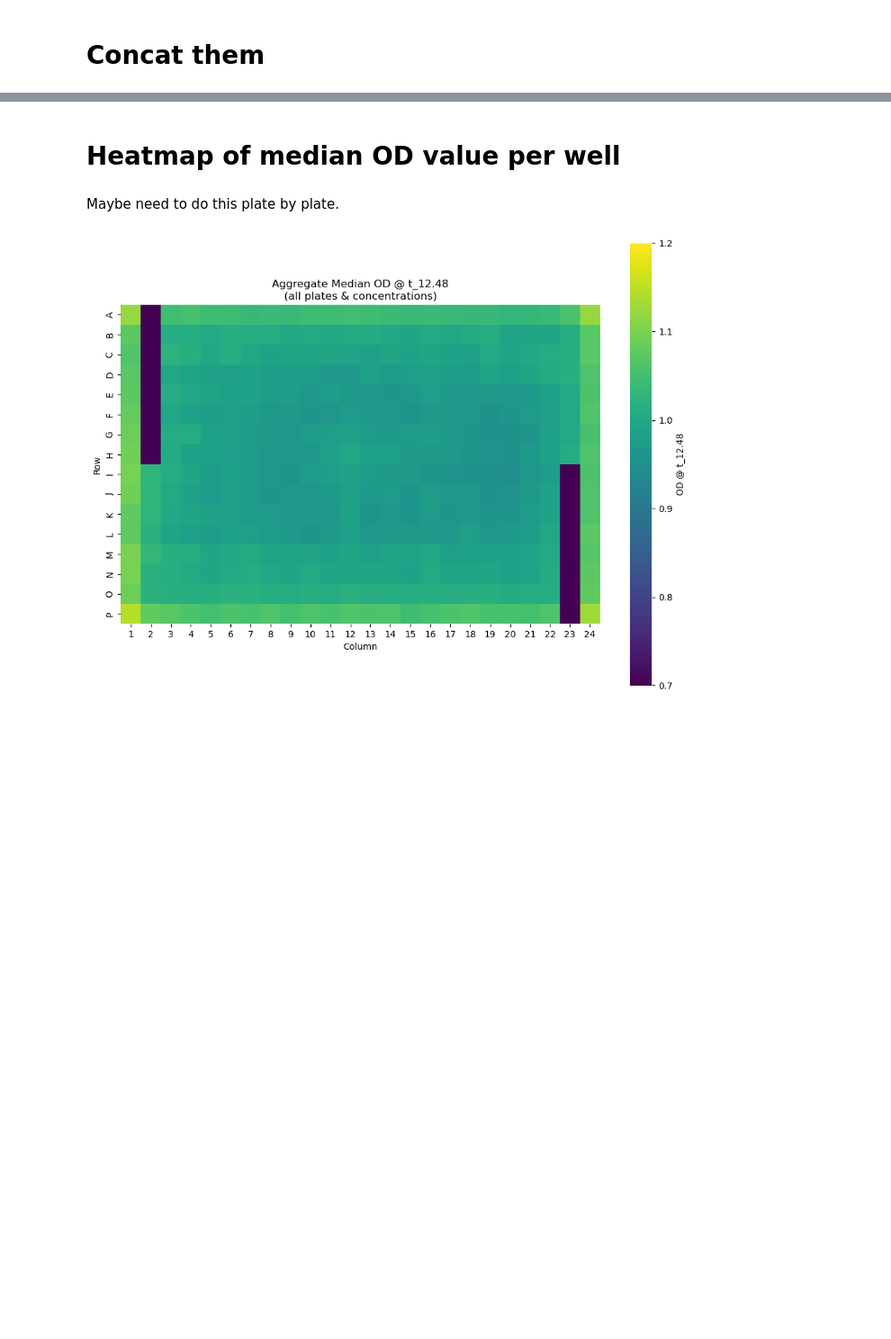
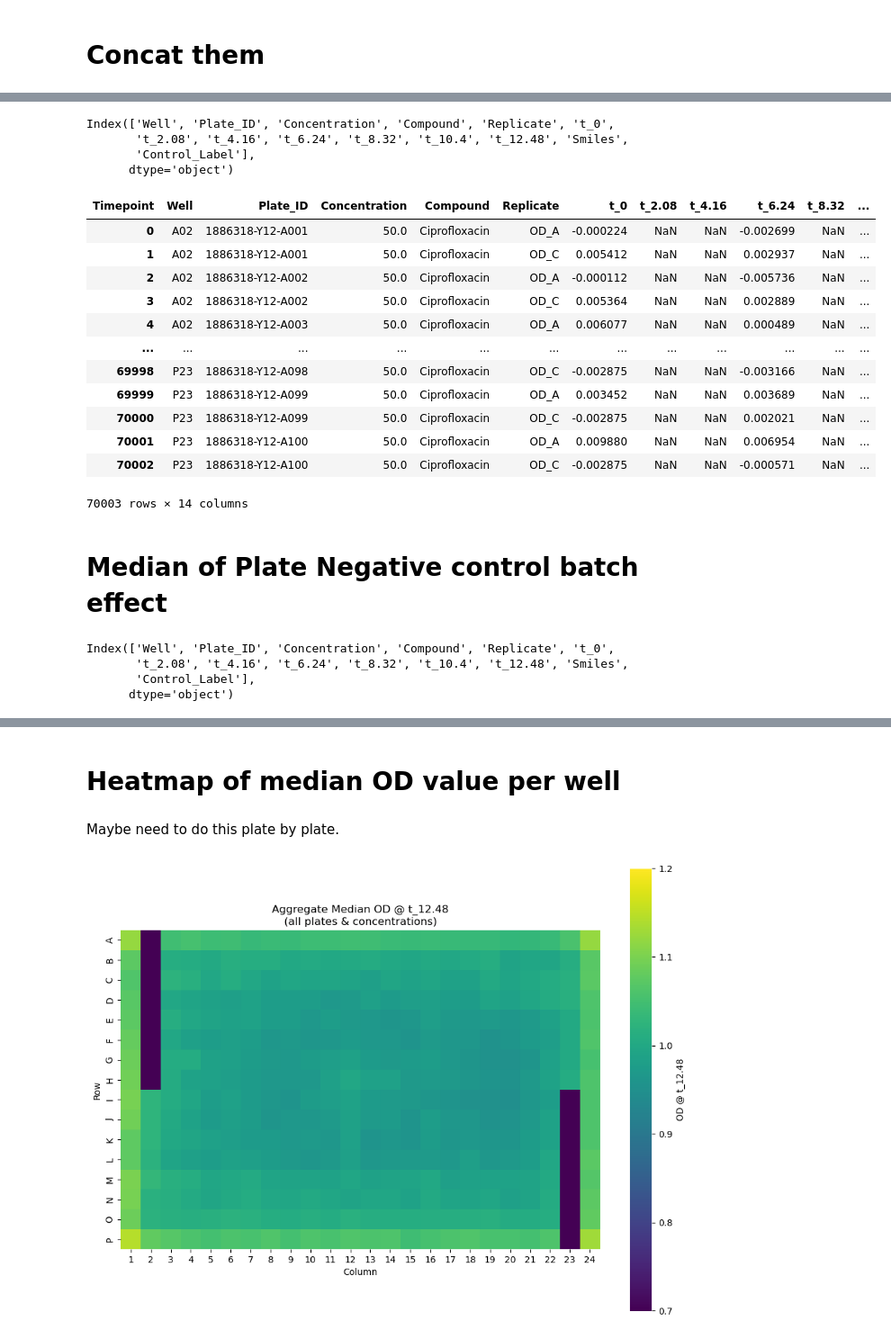
Before and after one commit to ethankreuzer/local_growthcurve, a Jupyter notebook: Well_Plate_effects.ipynb, the cells around one changed output, grey strips where cells are left out. Shown: that part at 90% size. Cells and saved outputs as stored; diff of their text form; code cells hidden in the pictures; blank space fills up the shorter version.

```diff
--- a/Well_Plate_effects.ipynb
+++ b/Well_Plate_effects.ipynb
@@ -186,0 +195,64 @@ Name: Plate_ID, Length: 98072, dtype: object
+# %%
+df_concat.columns
+# %% [output]
+Index(['Well', 'Plate_ID', 'Concentration', 'Compound', 'Replicate', 't_0',
+       't_2.08', 't_4.16', 't_6.24', 't_8.32', 't_10.4', 't_12.48', 'Smiles',
+       'Control_Label'],
+      dtype='object')
+# %%
+import pandas as pd
+from statsmodels import robust
+
+# Step 1: Reshape to long format
+df_long = df_concat.melt(
+    id_vars=['Well', 'Concentration', 'Compound', 'Plate_ID', 'Replicate', 'Smiles', 'Control_Label'],
+    value_vars=['t_0', 't_2.08', 't_4.16', 't_6.24', 't_8.32', 't_10.4', 't_12.48'],
+    var_name='Timepoint',
+    value_name='OD'
+)
+df_long
+
+# Step 2: Group and apply robust normalization (subtract median, divide by MAD)
+def robust_standardize(group):
+    median = group['OD'].median()
+    mad = robust.mad(group['OD'])
+    group['OD_corrected'] = (group['OD'] - median)#if mad != 0 else group['OD'] - median
+    return group
+
+df_long = df_long.groupby(['Well', 'Concentration', 'Timepoint'], group_keys=False).apply(robust_standardize)
+
+# Step 3: Pivot back to wide format
+df_corrected = df_long.pivot_table(
+    index=['Well', 'Concentration', 'Compound', 'Plate_ID', 'Replicate', 'Smiles', 'Control_Label'],
+    columns='Timepoint',
+    values='OD_corrected'
+).reset_index()
+
+# Optional: Reorder time columns to match original format
+t_columns = ['t_0', 't_2.08', 't_4.16', 't_6.24', 't_8.32', 't_10.4', 't_12.48']
+df_corrected = df_corrected[['Well', 'Plate_ID', 'Concentration', 'Compound', 'Replicate'] + t_columns + ['Smiles', 'Control_Label']]
+# %%
+df_corrected
+# %% [output]
+| Timepoint | Well | Plate_ID | Concentration | Compound | Replicate | t_0 | t_2.08 | t_4.16 | t_6.24 | t_8.32 | ... |
+| 0 | A02 | 1886318-Y12-A001 | 50.0 | Ciprofloxacin | OD_A | -0.000224 | NaN | NaN | -0.002699 | NaN | ... |
+| 1 | A02 | 1886318-Y12-A001 | 50.0 | Ciprofloxacin | OD_C | 0.005412 | NaN | NaN | 0.002937 | NaN | ... |
+| 2 | A02 | 1886318-Y12-A002 | 50.0 | Ciprofloxacin | OD_A | -0.000112 | NaN | NaN | -0.005736 | NaN | ... |
+| 3 | A02 | 1886318-Y12-A002 | 50.0 | Ciprofloxacin | OD_C | 0.005364 | NaN | NaN | 0.002889 | NaN | ... |
+| 4 | A02 | 1886318-Y12-A003 | 50.0 | Ciprofloxacin | OD_A | 0.006077 | NaN | NaN | 0.000489 | NaN | ... |
+| ... | ... | ... | ... | ... | ... | ... | ... | ... | ... | ... | ... |
+| 69998 | P23 | 1886318-Y12-A098 | 50.0 | Ciprofloxacin | OD_C | -0.002875 | NaN | NaN | -0.003166 | NaN | ... |
+| 69999 | P23 | 1886318-Y12-A099 | 50.0 | Ciprofloxacin | OD_A | 0.003452 | NaN | NaN | 0.003689 | NaN | ... |
+| 70000 | P23 | 1886318-Y12-A099 | 50.0 | Ciprofloxacin | OD_C | -0.002875 | NaN | NaN | 0.002021 | NaN | ... |
+| 70001 | P23 | 1886318-Y12-A100 | 50.0 | Ciprofloxacin | OD_A | 0.009880 | NaN | NaN | 0.006954 | NaN | ... |
+| 70002 | P23 | 1886318-Y12-A100 | 50.0 | Ciprofloxacin | OD_C | -0.002875 | NaN | NaN | -0.000571 | NaN | ... |
+70003 rows × 14 columns
+# %% [markdown]
+# Median of Plate Negative control batch effect
+# %%
+df_concat.columns
+# %% [output]
+Index(['Well', 'Plate_ID', 'Concentration', 'Compound', 'Replicate', 't_0',
+       't_2.08', 't_4.16', 't_6.24', 't_8.32', 't_10.4', 't_12.48', 'Smiles',
+       'Control_Label'],
+      dtype='object')
```
Also changed, not shown: parts of 50 cells of this notebook.
